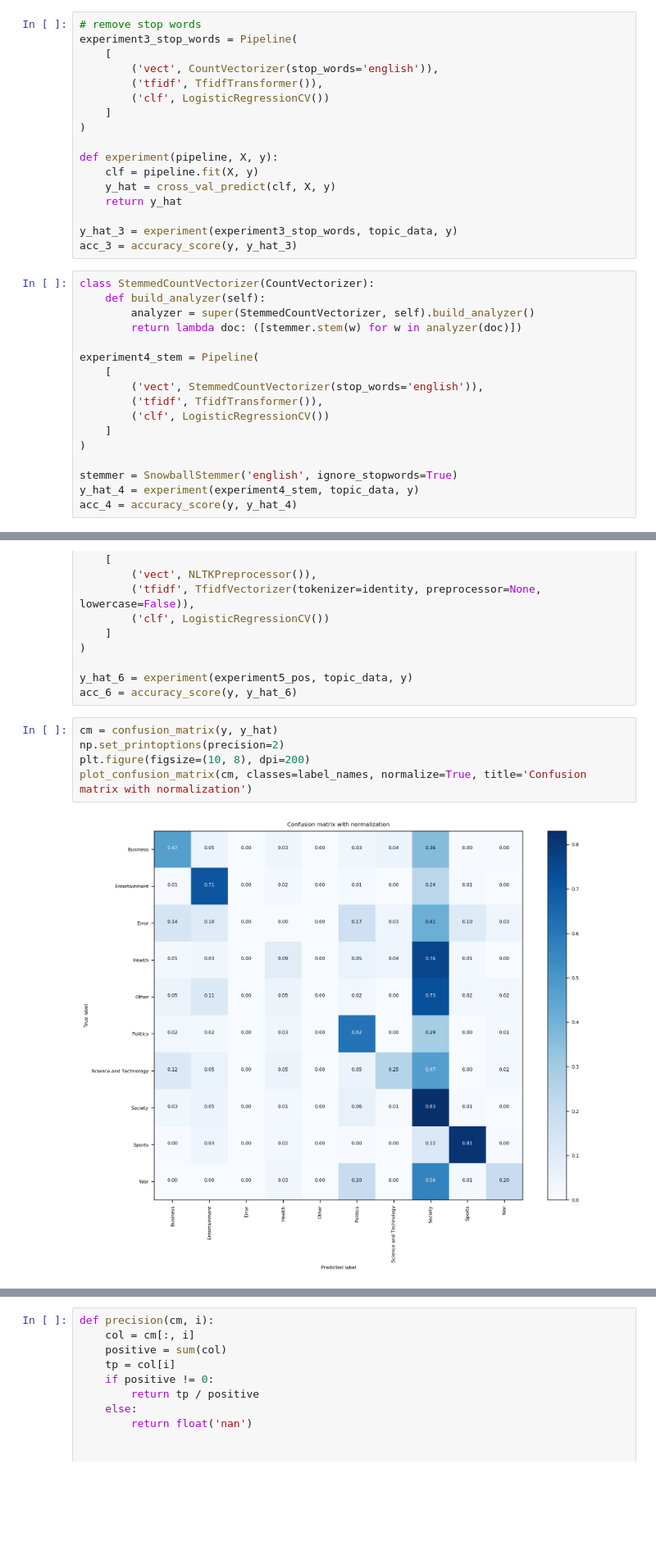
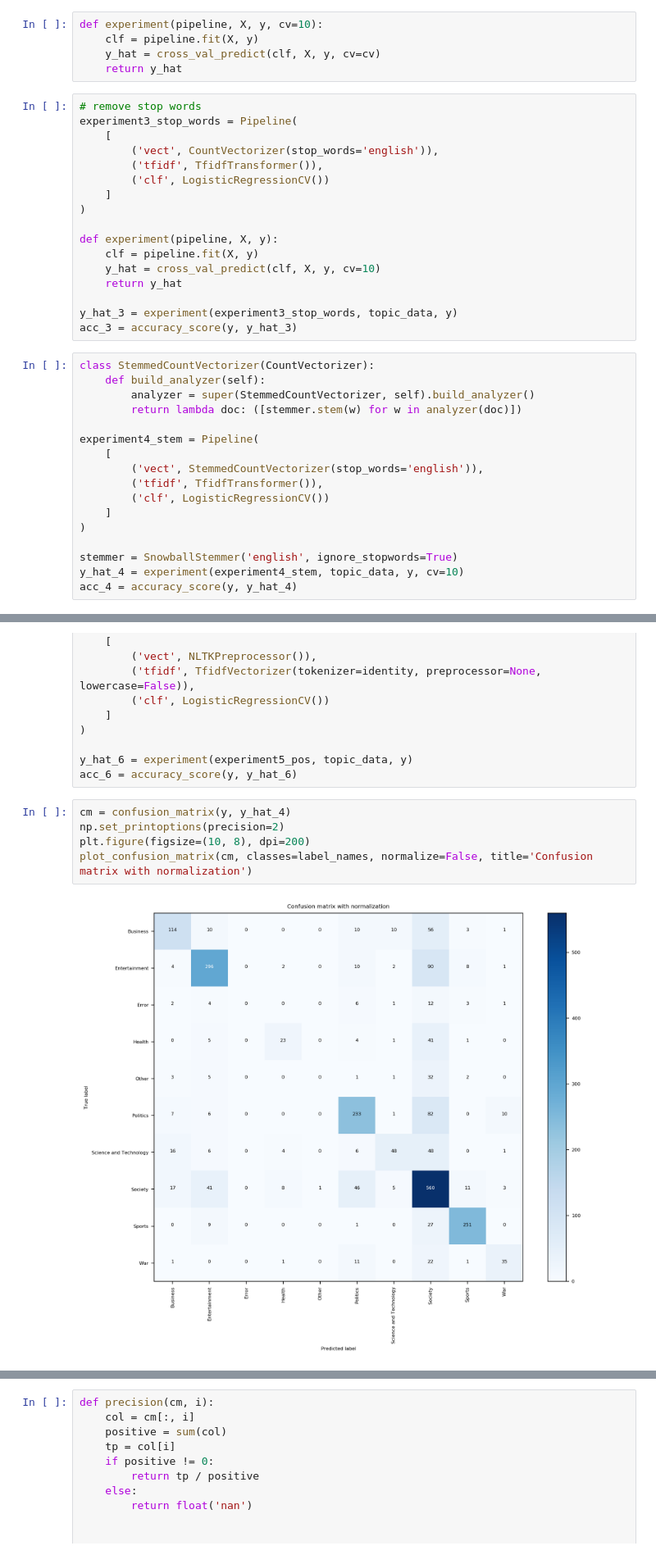
Before and after one commit to salmonlon/article-classification, a Jupyter notebook: inspect.ipynb, the cells around one changed output, grey strips where cells are left out. Shown at 82% size. Cells and saved outputs as stored; diff of their text form; blank space fills up the shorter version.

```diff
--- a/inspect.ipynb
+++ b/inspect.ipynb
@@ -81,6 +81,11 @@ def experiment2_2_gram(X, y):
 
 y_hat_2 = experiment2_2_gram(topic_data, y)
 acc_2 = accuracy_score(y, y_hat_2)
+# %%
+def experiment(pipeline, X, y, cv=10):
+    clf = pipeline.fit(X, y)
+    y_hat = cross_val_predict(clf, X, y, cv=cv)
+    return y_hat
 # %%
 # remove stop words
 experiment3_stop_words = Pipeline(
@@ -93,7 +98,7 @@ experiment3_stop_words = Pipeline(
 
 def experiment(pipeline, X, y):
     clf = pipeline.fit(X, y)
-    y_hat = cross_val_predict(clf, X, y)
+    y_hat = cross_val_predict(clf, X, y, cv=10)
     return y_hat
 
 y_hat_3 = experiment(experiment3_stop_words, topic_data, y)
@@ -113,5 +118,5 @@ experiment4_stem = Pipeline(
 )
 
 stemmer = SnowballStemmer('english', ignore_stopwords=True)
-y_hat_4 = experiment(experiment4_stem, topic_data, y)
+y_hat_4 = experiment(experiment4_stem, topic_data, y, cv=10)
 acc_4 = accuracy_score(y, y_hat_4)
@@ -240,10 +245,10 @@ experiment5_pos = Pipeline(
 y_hat_6 = experiment(experiment5_pos, topic_data, y)
 acc_6 = accuracy_score(y, y_hat_6)
 # %%
-cm = confusion_matrix(y, y_hat)
+cm = confusion_matrix(y, y_hat_4)
 np.set_printoptions(precision=2)
 plt.figure(figsize=(10, 8), dpi=200)
-plot_confusion_matrix(cm, classes=label_names, normalize=True, title='Confusion matrix with normalization')
+plot_confusion_matrix(cm, classes=label_names, normalize=False, title='Confusion matrix with normalization')
 # %% [output]
-[figure, old version]
+[figure, new version]
 # %%
```
Also changed, not shown: parts of 3 cells of this notebook, 4 other files.
